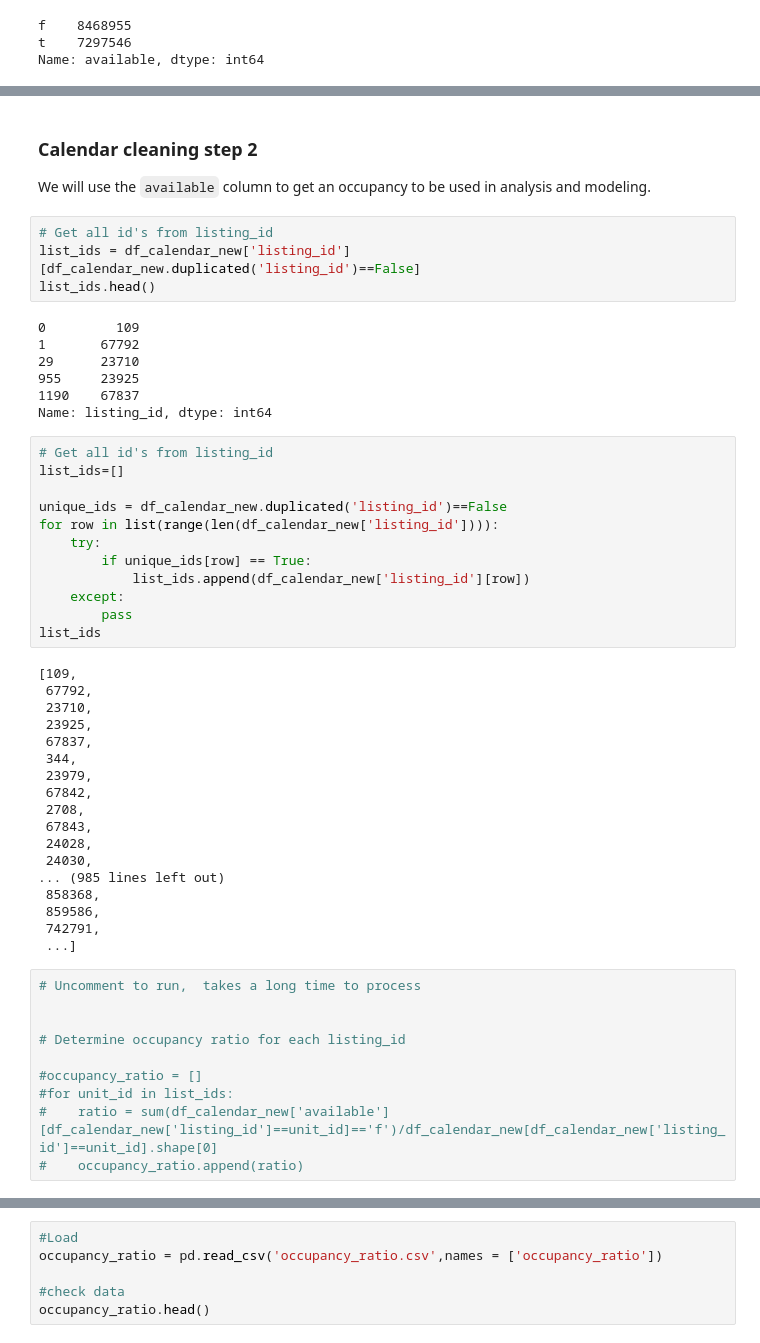
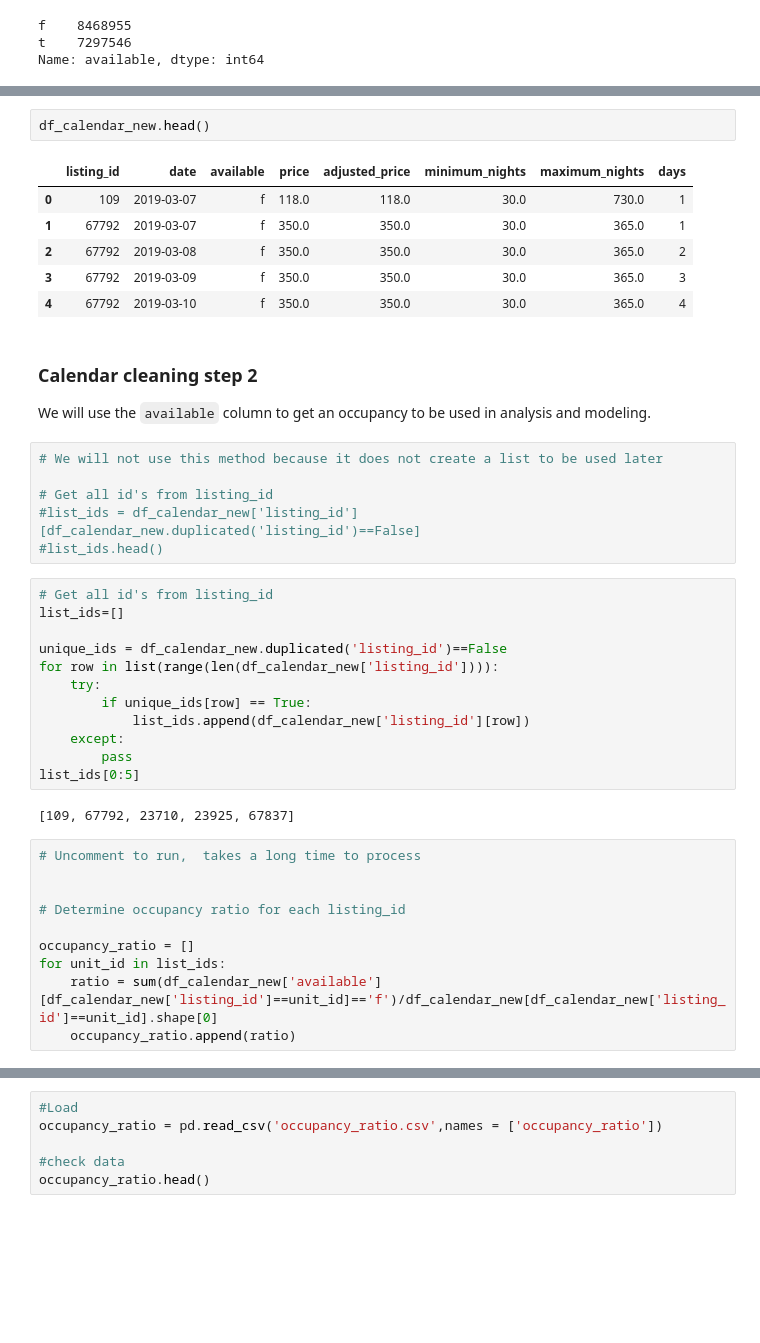
Before and after one commit to RMezera001/DSND_Airbnb_LA, a Jupyter notebook: Airbnb-LA.ipynb, the cells around one changed output, grey strips where cells are left out. Saved outputs shown, nothing was run; the diff lists cells and outputs as text; blank space fills up the shorter version.

```diff
--- a/Airbnb-LA.ipynb
+++ b/Airbnb-LA.ipynb
@@ -158,18 +194,22 @@ Name: available, dtype: int64
+# %%
+df_calendar_new.head()
+# %% [output]
+|  | listing_id | date | available | price | adjusted_price | minimum_nights | maximum_nights | days |
+| 0 | 109 | 2019-03-07 | f | 118.0 | 118.0 | 30.0 | 730.0 | 1 |
+| 1 | 67792 | 2019-03-07 | f | 350.0 | 350.0 | 30.0 | 365.0 | 1 |
+| 2 | 67792 | 2019-03-08 | f | 350.0 | 350.0 | 30.0 | 365.0 | 2 |
+| 3 | 67792 | 2019-03-09 | f | 350.0 | 350.0 | 30.0 | 365.0 | 3 |
+| 4 | 67792 | 2019-03-10 | f | 350.0 | 350.0 | 30.0 | 365.0 | 4 |
 # %% [markdown]
 ### Calendar cleaning step 2
 
 We will use the `available` column to get an occupancy to be used in analysis and modeling.
 # %%
+# We will not use this method because it does not create a list to be used later
+
 # Get all id's from listing_id
-list_ids = df_calendar_new['listing_id'][df_calendar_new.duplicated('listing_id')==False]
-list_ids.head()
+#list_ids = df_calendar_new['listing_id'][df_calendar_new.duplicated('listing_id')==False]
+#list_ids.head()
-# %% [output]
-0         109
-1       67792
-29      23710
-955     23925
-1190    67837
-Name: listing_id, dtype: int64
 # %%
 # Get all id's from listing_id
 list_ids=[]
@@ -181,35 +221,19 @@ for row in list(range(len(df_calendar_new['listing_id']))):
             list_ids.append(df_calendar_new['listing_id'][row])
     except:
         pass
-list_ids
+list_ids[0:5]
 # %% [output]
-[109,
- 67792,
- 23710,
- 23925,
- 67837,
- 344,
- 23979,
- 67842,
- 2708,
- 67843,
- 24028,
- 24030,
-... (985 lines left out)
- 858368,
- 859586,
- 742791,
- ...]
+[109, 67792, 23710, 23925, 67837]
 # %%
 # Uncomment to run,  takes a long time to process
 
 
 # Determine occupancy ratio for each listing_id
 
-#occupancy_ratio = []
-#for unit_id in list_ids:
-#    ratio = sum(df_calendar_new['available'][df_calendar_new['listing_id']==unit_id]=='f')/df_calendar_new[df_calendar_new['listing_id']==unit_id].shape[0]
-#    occupancy_ratio.append(ratio)
+occupancy_ratio = []
+for unit_id in list_ids:
+    ratio = sum(df_calendar_new['available'][df_calendar_new['listing_id']==unit_id]=='f')/df_calendar_new[df_calendar_new['listing_id']==unit_id].shape[0]
+    occupancy_ratio.append(ratio)
 # %%
 # Uncomment to save
 
```
Also changed, not shown: parts of 24 cells of this notebook, 3 other files.
